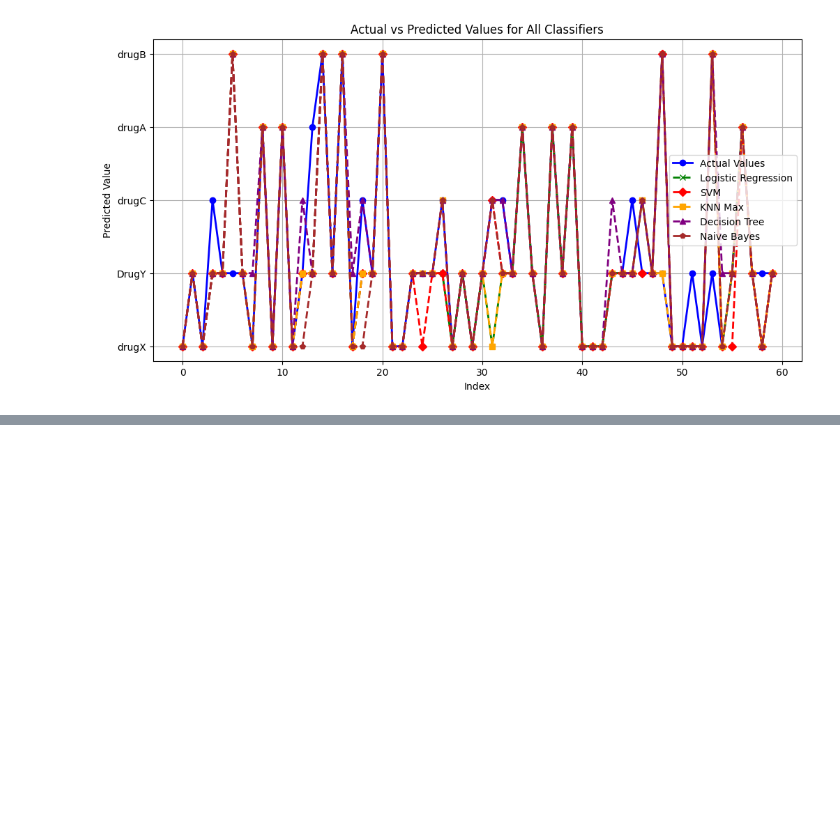
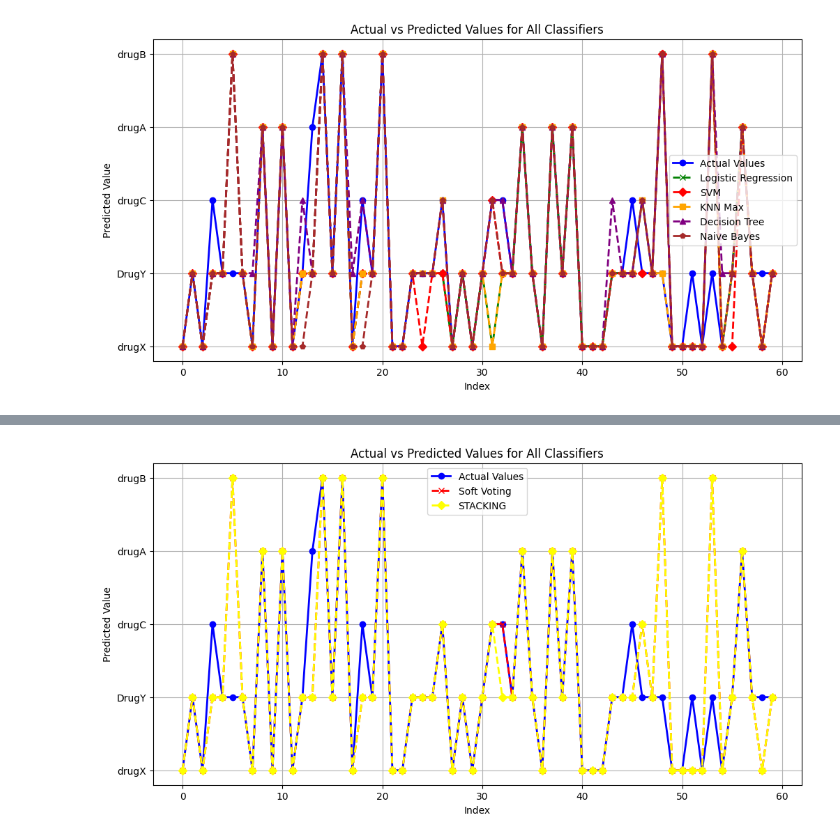
Before and after one commit to Hardik-19/Drug-Classification, a Jupyter notebook: Drug Classification.ipynb, the cells around one changed output, grey strips where cells are left out. Saved outputs shown, nothing was run; the diff lists cells and outputs as text; code cells hidden in the pictures; blank space fills up the shorter version.

```diff
--- a/Drug Classification.ipynb
+++ b/Drug Classification.ipynb
@@ -509,0 +586,25 @@ plt.show()
+# %%
+actual_values = y_test.reset_index(drop=True)
+
+predicted_vote = voting_clf.predict(X_test)
+predicted_stack = stacking_clf.predict(X_test)
+
+predicted_vote = pd.Series(predicted_vote).reset_index(drop=True)
+predicted_stack = pd.Series(predicted_stack).reset_index(drop=True)
+
+plt.figure(figsize=(12, 6))
+
+plt.plot(actual_values, label='Actual Values', marker='o', color='blue', linestyle='-', linewidth=2, markersize=6)
+
+# Each model with distinct colors & dashed lines for better contrast
+plt.plot(predicted_vote, label='Soft Voting', marker='x', color='red', linestyle='--', linewidth=2)
+plt.plot(predicted_stack, label='STACKING', marker='D', color='yellow', linestyle='--', linewidth=2)
+
+plt.title('Actual vs Predicted Values for All Classifiers')
+plt.xlabel('Index')
+plt.ylabel('Predicted Value')
+plt.legend()
+plt.grid(True)
+plt.show()
+# %% [output]
+[figure, added]
```
Also changed, not shown: parts of 4 cells of this notebook.
